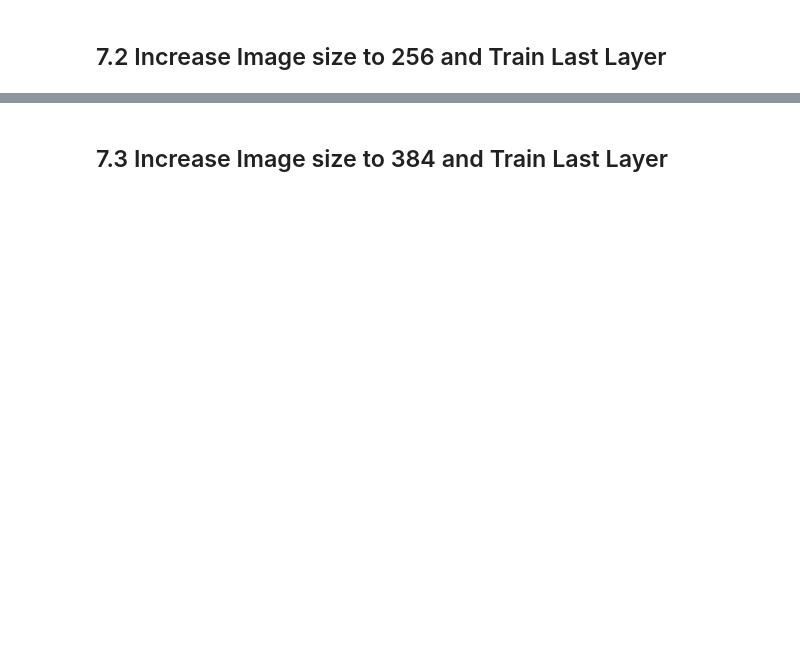
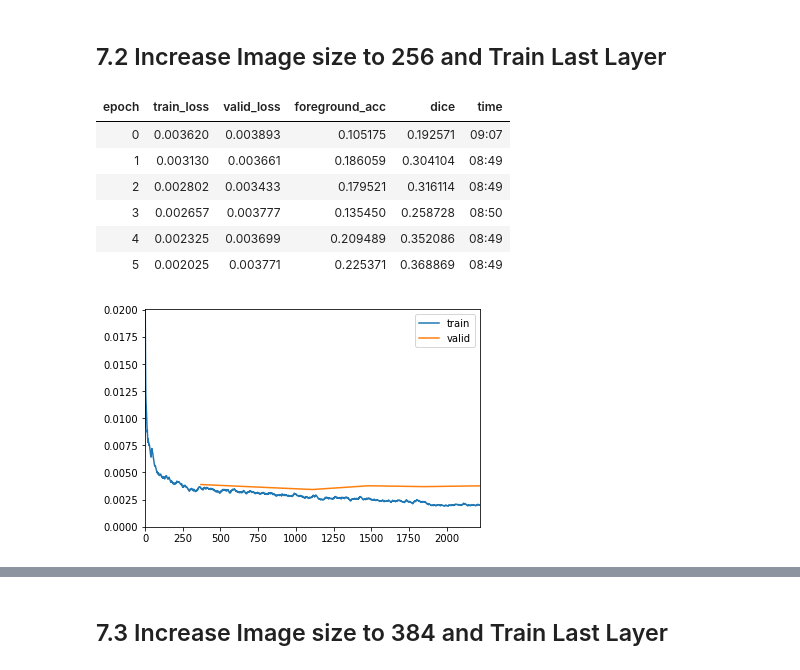
Before and after one commit to mrkcmd/bualabs, a Jupyter notebook: nbs/03c_image_segmentation_siim_acr_pneumothorax_fastai2.ipynb, the cells around one changed output, grey strips where cells are left out. Saved outputs shown, nothing was run; the diff lists cells and outputs as text; code cells hidden in the pictures; blank space fills up the shorter version.

```diff
--- a/nbs/03c_image_segmentation_siim_acr_pneumothorax_fastai2.ipynb
+++ b/nbs/03c_image_segmentation_siim_acr_pneumothorax_fastai2.ipynb
@@ -543,7 +500,16 @@ learn.freeze()
 # %%
 # learn.lr_find()
 # %%
-learn.fit_flat_cos(2, lr=slice(2e-4))
+learn.fit_flat_cos(6, lr=slice(2e-4))
+# %% [output]
+| epoch | train_loss | valid_loss | foreground_acc | dice | time |
+| 0 | 0.003620 | 0.003893 | 0.105175 | 0.192571 | 09:07 |
+| 1 | 0.003130 | 0.003661 | 0.186059 | 0.304104 | 08:49 |
+| 2 | 0.002802 | 0.003433 | 0.179521 | 0.316114 | 08:49 |
+| 3 | 0.002657 | 0.003777 | 0.135450 | 0.258728 | 08:50 |
+| 4 | 0.002325 | 0.003699 | 0.209489 | 0.352086 | 08:49 |
+| 5 | 0.002025 | 0.003771 | 0.225371 | 0.368869 | 08:49 |
+[figure, added]
 # %%
 learn.save('03c-unet-resnet34-256-1')
 # %%
```
Also changed, not shown: parts of 27 cells of this notebook.
